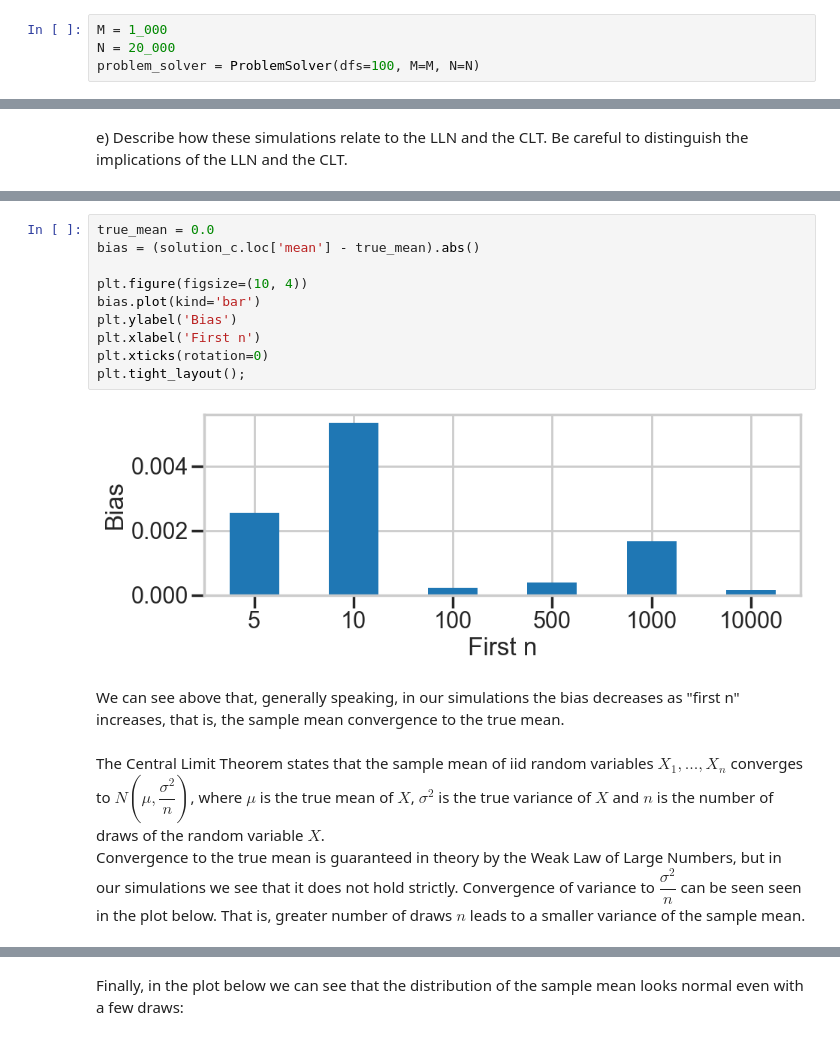
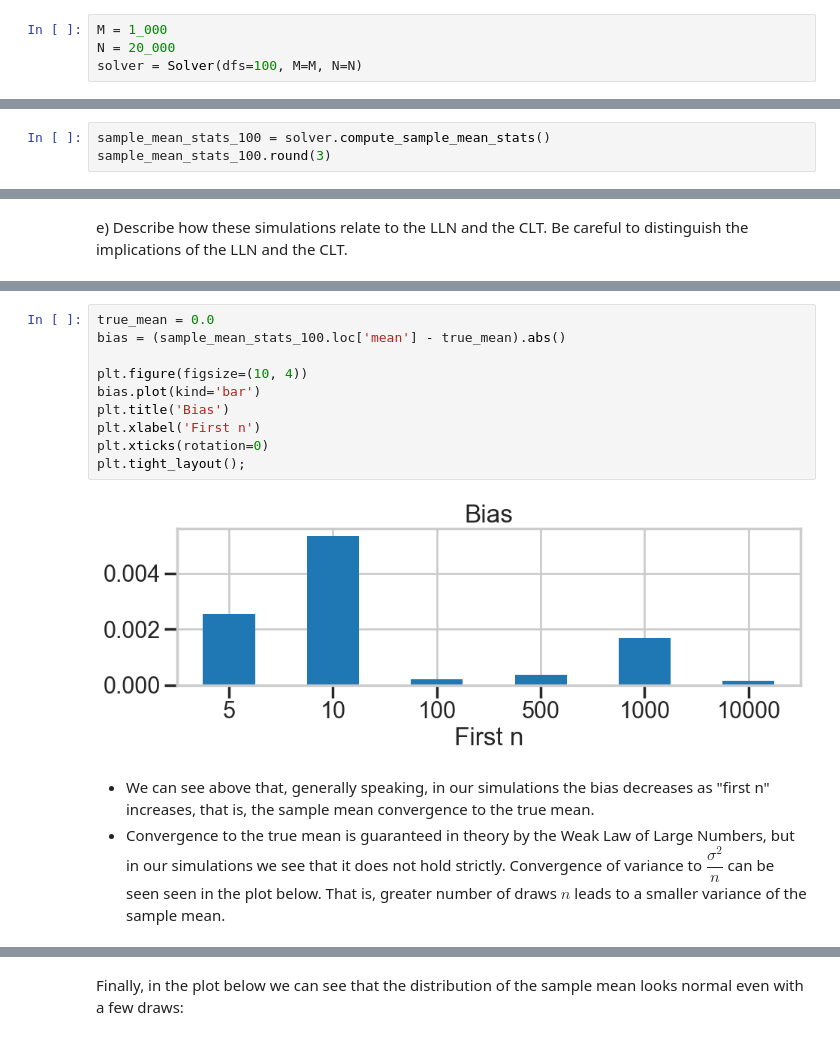
Before and after one commit to maxanisimov/stats, a Jupyter notebook: berkeley_course/00_lln_clt.ipynb, the cells around one changed output, grey strips where cells are left out. Cells and saved outputs as stored; diff of their text form.

```diff
--- a/berkeley_course/00_lln_clt.ipynb
+++ b/berkeley_course/00_lln_clt.ipynb
@@ -114,5 +102,5 @@ class ProblemSolver:
 # %%
 M = 1_000
 N = 20_000
-problem_solver = ProblemSolver(dfs=100, M=M, N=N)
+solver = Solver(dfs=100, M=M, N=N)
 # %% [markdown]
@@ -165,0 +116,3 @@ solution_c
+# %%
+sample_mean_stats_100 = solver.compute_sample_mean_stats()
+sample_mean_stats_100.round(3)
@@ -176,19 +136,17 @@ e) Describe how these simulations relate to the LLN and the CLT. Be careful to d
 # %%
 true_mean = 0.0
-bias = (solution_c.loc['mean'] - true_mean).abs()
+bias = (sample_mean_stats_100.loc['mean'] - true_mean).abs()
 
 plt.figure(figsize=(10, 4))
 bias.plot(kind='bar')
-plt.ylabel('Bias')
+plt.title('Bias')
 plt.xlabel('First n')
 plt.xticks(rotation=0)
 plt.tight_layout();
 # %% [output]
-[figure, old version]
+[figure, new version]
 # %% [markdown]
-We can see above that, generally speaking, in our simulations the bias decreases as "first n" increases, that is, the sample mean convergence to the true mean.
+- We can see above that, generally speaking, in our simulations the bias decreases as "first n" increases, that is, the sample mean convergence to the true mean.
+- Convergence to the true mean is guaranteed in theory by the Weak Law of Large Numbers, but in our simulations we see that it does not hold strictly. Convergence of variance to $\dfrac{\sigma^2}{n}$ can be seen seen in the plot below. That is, greater number of draws $n$ leads to a smaller variance of the sample mean.
-# %% [markdown]
-The Central Limit Theorem states that the sample mean of iid random variables $X_1, ..., X_n$ converges to $N\left(\mu, \dfrac{\sigma^2}{n}\right)$, where $\mu$ is the true mean of $X$, $\sigma^2$ is the true variance of $X$ and $n$ is the number of draws of the random variable $X$.
-Convergence to the true mean is guaranteed in theory by the Weak Law of Large Numbers, but in our simulations we see that it does not hold strictly. Convergence of variance to $\dfrac{\sigma^2}{n}$ can be seen seen in the plot below. That is, greater number of draws $n$ leads to a smaller variance of the sample mean.
 # %%
 plt.figure(figsize=(10, 6))
```
Also changed, not shown: parts of 40 cells of this notebook.
